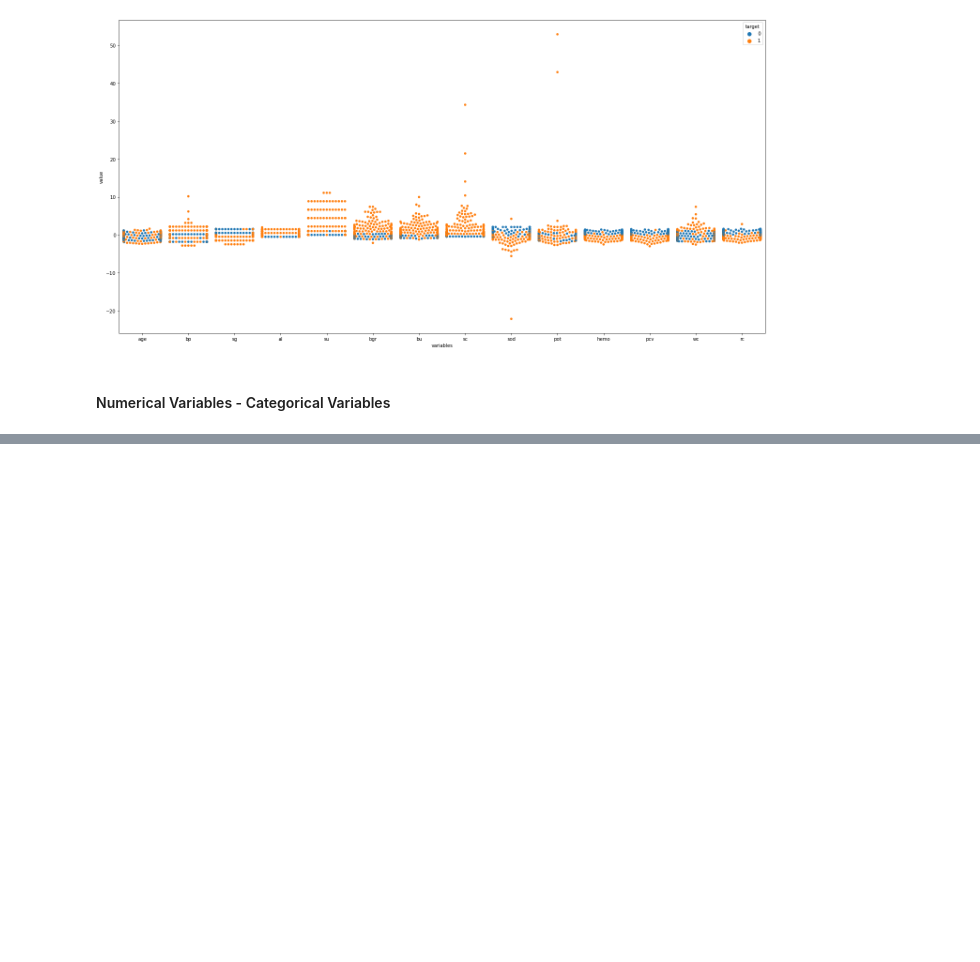
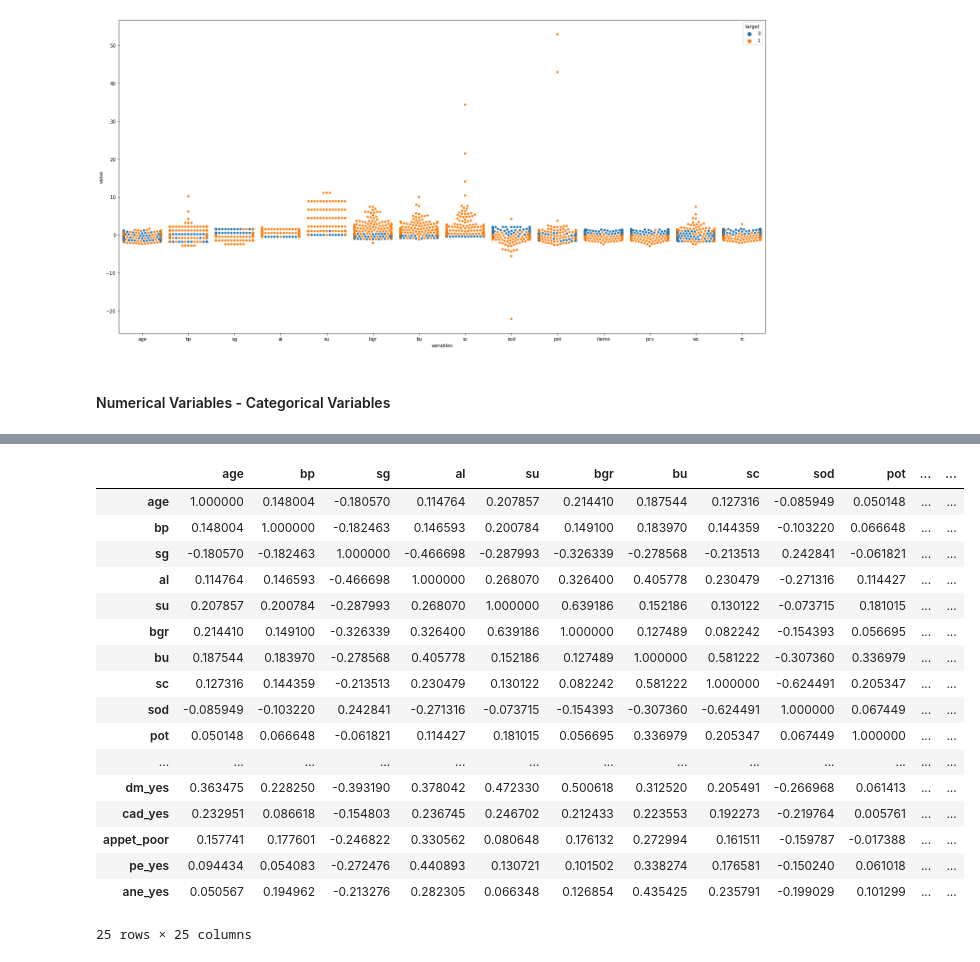
Before and after one commit to TaeMD/ML-projects, a Jupyter notebook: Predicting_CKD.ipynb, the cells around one changed output, grey strips where cells are left out. Cells and saved outputs as stored; diff of their text form; code cells hidden in the pictures; blank space fills up the shorter version.

```diff
--- a/Predicting_CKD.ipynb
+++ b/Predicting_CKD.ipynb
@@ -951,0 +1058,21 @@ plt.tight_layout();
+# %%
+df_new2.corr()
+# %% [output]
+|  | age | bp | sg | al | su | bgr | bu | sc | sod | pot | ... | ... |
+| age | 1.000000 | 0.148004 | -0.180570 | 0.114764 | 0.207857 | 0.214410 | 0.187544 | 0.127316 | -0.085949 | 0.050148 | ... | ... |
+| bp | 0.148004 | 1.000000 | -0.182463 | 0.146593 | 0.200784 | 0.149100 | 0.183970 | 0.144359 | -0.103220 | 0.066648 | ... | ... |
+| sg | -0.180570 | -0.182463 | 1.000000 | -0.466698 | -0.287993 | -0.326339 | -0.278568 | -0.213513 | 0.242841 | -0.061821 | ... | ... |
+| al | 0.114764 | 0.146593 | -0.466698 | 1.000000 | 0.268070 | 0.326400 | 0.405778 | 0.230479 | -0.271316 | 0.114427 | ... | ... |
+| su | 0.207857 | 0.200784 | -0.287993 | 0.268070 | 1.000000 | 0.639186 | 0.152186 | 0.130122 | -0.073715 | 0.181015 | ... | ... |
+| bgr | 0.214410 | 0.149100 | -0.326339 | 0.326400 | 0.639186 | 1.000000 | 0.127489 | 0.082242 | -0.154393 | 0.056695 | ... | ... |
+| bu | 0.187544 | 0.183970 | -0.278568 | 0.405778 | 0.152186 | 0.127489 | 1.000000 | 0.581222 | -0.307360 | 0.336979 | ... | ... |
+| sc | 0.127316 | 0.144359 | -0.213513 | 0.230479 | 0.130122 | 0.082242 | 0.581222 | 1.000000 | -0.624491 | 0.205347 | ... | ... |
+| sod | -0.085949 | -0.103220 | 0.242841 | -0.271316 | -0.073715 | -0.154393 | -0.307360 | -0.624491 | 1.000000 | 0.067449 | ... | ... |
+| pot | 0.050148 | 0.066648 | -0.061821 | 0.114427 | 0.181015 | 0.056695 | 0.336979 | 0.205347 | 0.067449 | 1.000000 | ... | ... |
+| ... | ... | ... | ... | ... | ... | ... | ... | ... | ... | ... | ... | ... |
+| dm_yes | 0.363475 | 0.228250 | -0.393190 | 0.378042 | 0.472330 | 0.500618 | 0.312520 | 0.205491 | -0.266968 | 0.061413 | ... | ... |
+| cad_yes | 0.232951 | 0.086618 | -0.154803 | 0.236745 | 0.246702 | 0.212433 | 0.223553 | 0.192273 | -0.219764 | 0.005761 | ... | ... |
+| appet_poor | 0.157741 | 0.177601 | -0.246822 | 0.330562 | 0.080648 | 0.176132 | 0.272994 | 0.161511 | -0.159787 | -0.017388 | ... | ... |
+| pe_yes | 0.094434 | 0.054083 | -0.272476 | 0.440893 | 0.130721 | 0.101502 | 0.338274 | 0.176581 | -0.150240 | 0.061018 | ... | ... |
+| ane_yes | 0.050567 | 0.194962 | -0.213276 | 0.282305 | 0.066348 | 0.126854 | 0.435425 | 0.235791 | -0.199029 | 0.101299 | ... | ... |
+25 rows × 25 columns
```
Also changed, not shown: parts of 23 cells of this notebook.
